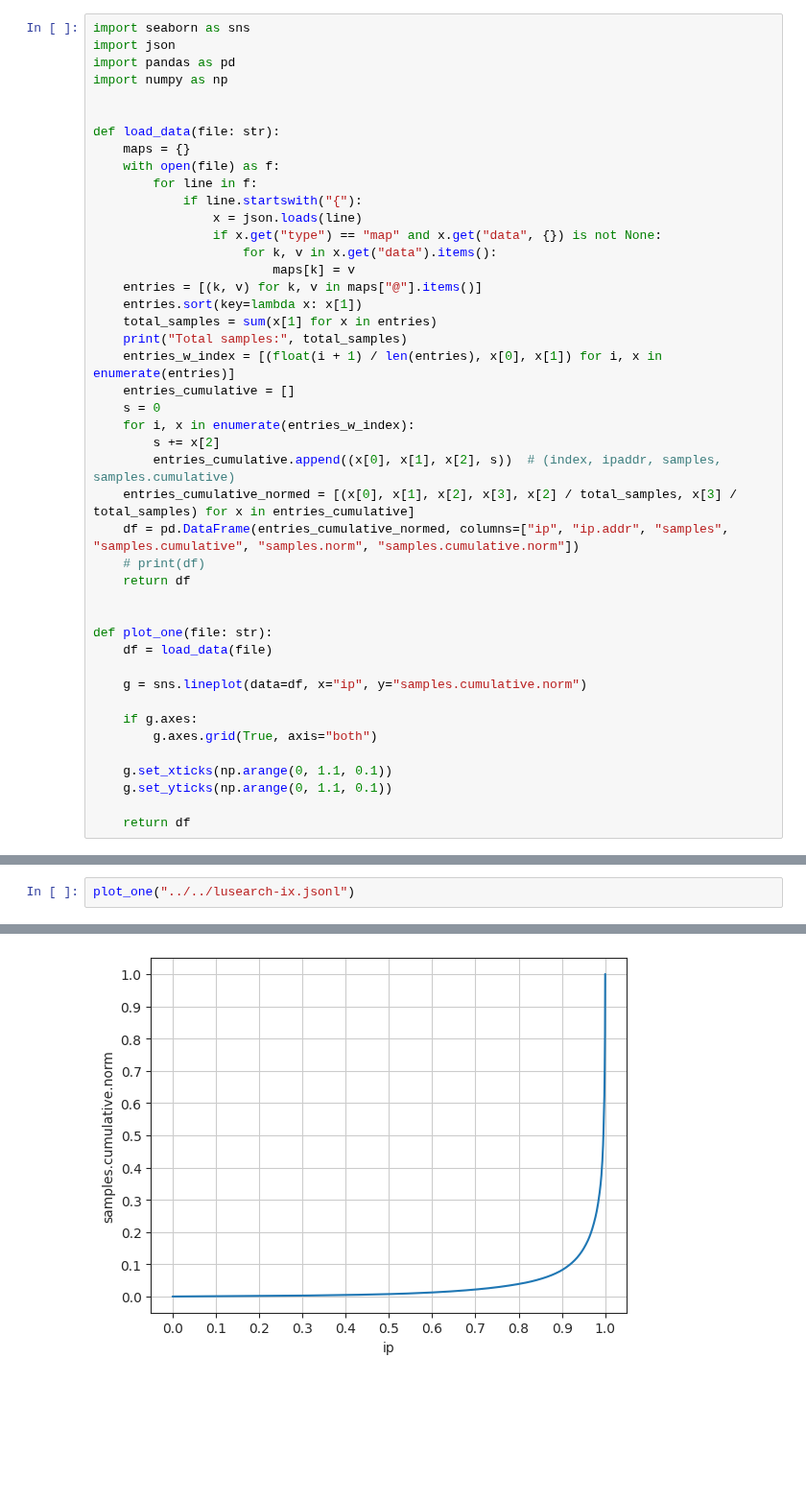
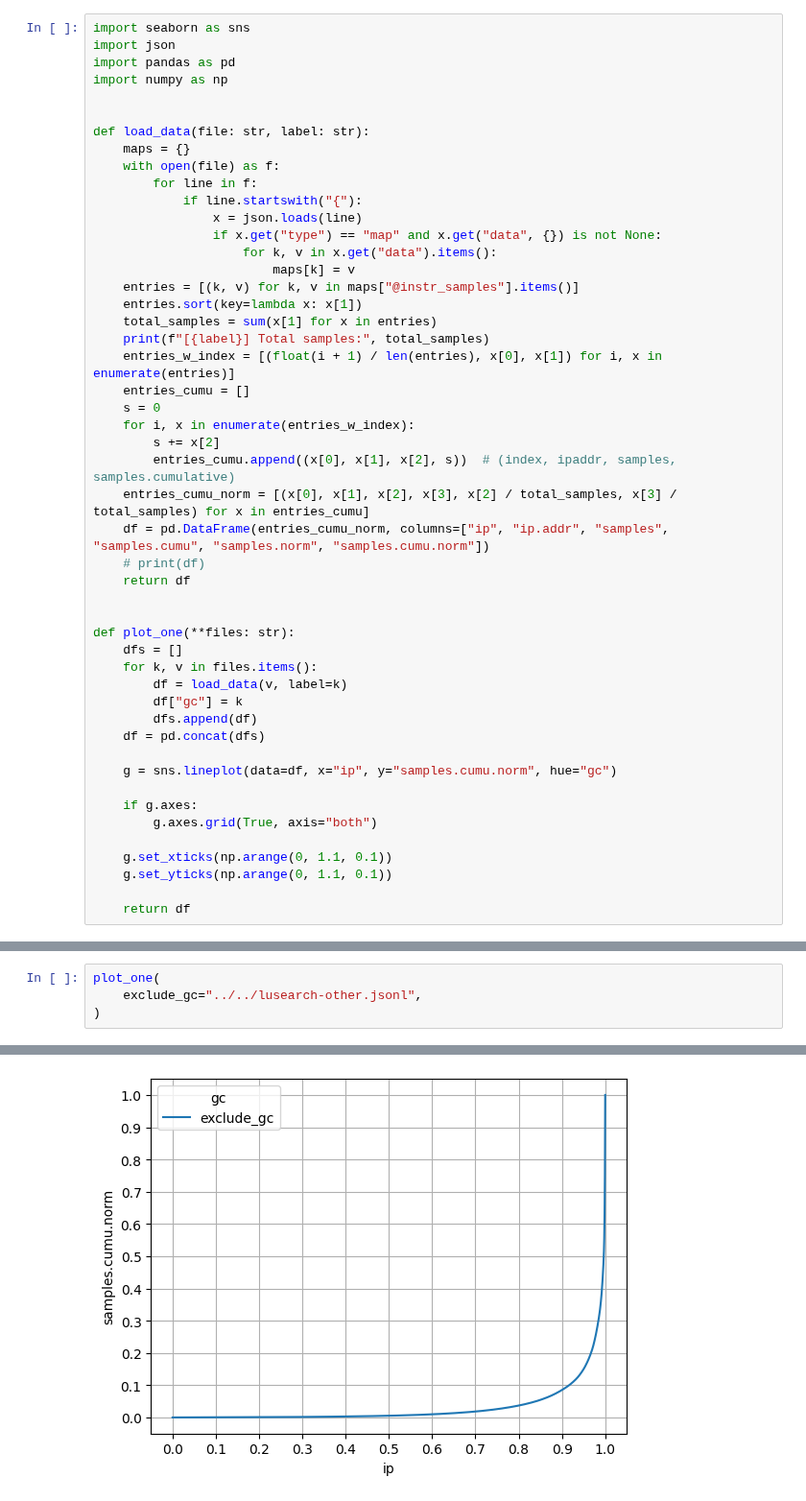
Before and after one commit to wenyuzhao/mmtk-dev, a Jupyter notebook: scripts/notebooks/heat.ipynb, the cells around one changed output, grey strips where cells are left out. Shown at 96% size. Drawn from its saved outputs; the diff is of its cells as text; blank space fills up the shorter version.

Commit message:
graphs

```diff
--- a/scripts/notebooks/heat.ipynb
+++ b/scripts/notebooks/heat.ipynb
@@ -5,7 +5,7 @@ import pandas as pd
 import numpy as np
 
 
-def load_data(file: str):
+def load_data(file: str, label: str):
     maps = {}
     with open(file) as f:
         for line in f:
@@ -14,26 +14,31 @@ def load_data(file: str):
                 if x.get("type") == "map" and x.get("data", {}) is not None:
                     for k, v in x.get("data").items():
                         maps[k] = v
-    entries = [(k, v) for k, v in maps["@"].items()]
+    entries = [(k, v) for k, v in maps["@instr_samples"].items()]
     entries.sort(key=lambda x: x[1])
     total_samples = sum(x[1] for x in entries)
-    print("Total samples:", total_samples)
+    print(f"[{label}] Total samples:", total_samples)
     entries_w_index = [(float(i + 1) / len(entries), x[0], x[1]) for i, x in enumerate(entries)]
-    entries_cumulative = []
+    entries_cumu = []
     s = 0
     for i, x in enumerate(entries_w_index):
         s += x[2]
-        entries_cumulative.append((x[0], x[1], x[2], s))  # (index, ipaddr, samples, samples.cumulative)
-    entries_cumulative_normed = [(x[0], x[1], x[2], x[3], x[2] / total_samples, x[3] / total_samples) for x in entries_cumulative]
-    df = pd.DataFrame(entries_cumulative_normed, columns=["ip", "ip.addr", "samples", "samples.cumulative", "samples.norm", "samples.cumulative.norm"])
+        entries_cumu.append((x[0], x[1], x[2], s))  # (index, ipaddr, samples, samples.cumulative)
+    entries_cumu_norm = [(x[0], x[1], x[2], x[3], x[2] / total_samples, x[3] / total_samples) for x in entries_cumu]
+    df = pd.DataFrame(entries_cumu_norm, columns=["ip", "ip.addr", "samples", "samples.cumu", "samples.norm", "samples.cumu.norm"])
     # print(df)
     return df
 
 
-def plot_one(file: str):
-    df = load_data(file)
+def plot_one(**files: str):
+    dfs = []
+    for k, v in files.items():
+        df = load_data(v, label=k)
+        df["gc"] = k
+        dfs.append(df)
+    df = pd.concat(dfs)
 
-    g = sns.lineplot(data=df, x="ip", y="samples.cumulative.norm")
+    g = sns.lineplot(data=df, x="ip", y="samples.cumu.norm", hue="gc")
 
     if g.axes:
         g.axes.grid(True, axis="both")
@@ -45,3 +78,5 @@ def plot_one(file: str):
 # %%
-plot_one("../../lusearch-ix.jsonl")
+plot_one(
+    exclude_gc="../../lusearch-other.jsonl",
+)
 # %% [output]
@@ -62 +97 @@ Total samples: 474022
-[figure, old version]
+[figure, new version]
```
Also changed, not shown: parts of 2 cells of this notebook, 3 other files.
